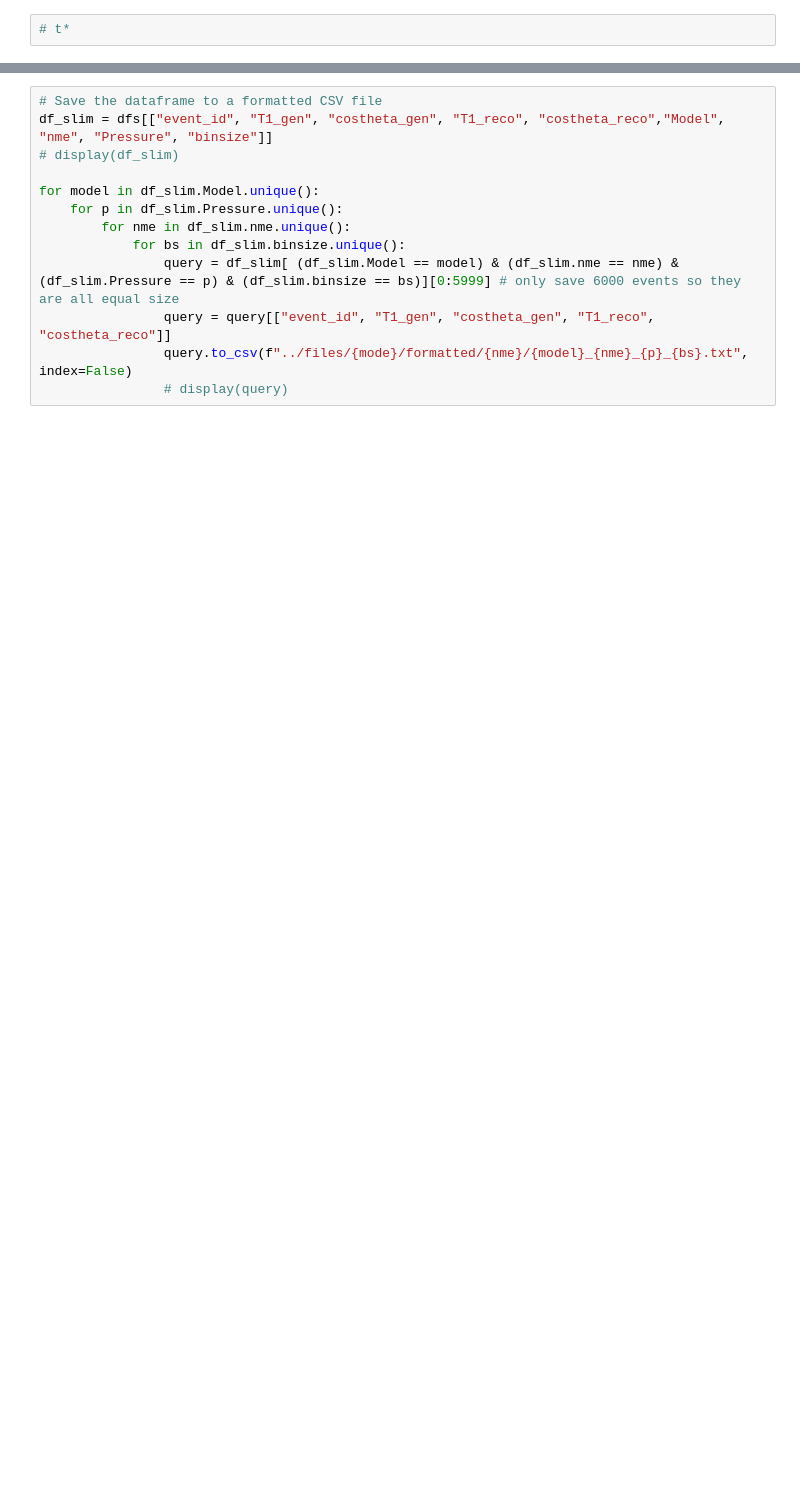
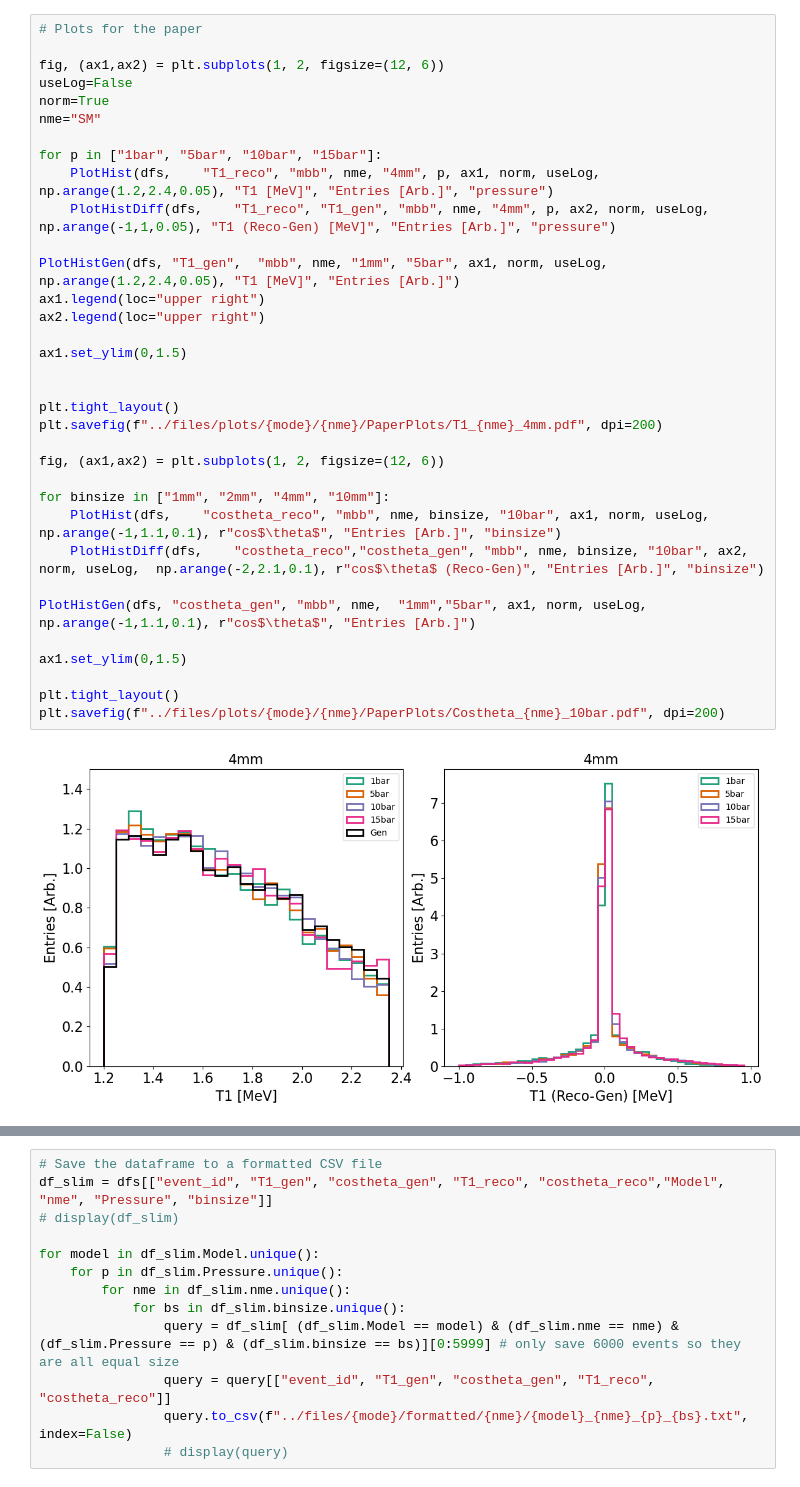
Before and after one commit to kvjmistry/NEXT_nudobe, a Jupyter notebook: workdir/PlotReco.ipynb, the cells around one changed output, grey strips where cells are left out. Cells and saved outputs as stored; diff of their text form; blank space fills up the shorter version.

```diff
--- a/workdir/PlotReco.ipynb
+++ b/workdir/PlotReco.ipynb
@@ -241,2 +252,36 @@ plt.savefig(f"../files/plots/{mode}/{nme}/Costheta_diff_{nme}_{binsize}.png", dp
-# %%
-# t*
+# %%
+# Plots for the paper
+
+fig, (ax1,ax2) = plt.subplots(1, 2, figsize=(12, 6))
+useLog=False
+norm=True
+nme="SM"
+
+for p in ["1bar", "5bar", "10bar", "15bar"]:
+    PlotHist(dfs,    "T1_reco", "mbb", nme, "4mm", p, ax1, norm, useLog, np.arange(1.2,2.4,0.05), "T1 [MeV]", "Entries [Arb.]", "pressure")
+    PlotHistDiff(dfs,    "T1_reco", "T1_gen", "mbb", nme, "4mm", p, ax2, norm, useLog, np.arange(-1,1,0.05), "T1 (Reco-Gen) [MeV]", "Entries [Arb.]", "pressure")
+
+PlotHistGen(dfs, "T1_gen",  "mbb", nme, "1mm", "5bar", ax1, norm, useLog, np.arange(1.2,2.4,0.05), "T1 [MeV]", "Entries [Arb.]")
+ax1.legend(loc="upper right")
+ax2.legend(loc="upper right")
+
+ax1.set_ylim(0,1.5)
+
+
+plt.tight_layout()
+plt.savefig(f"../files/plots/{mode}/{nme}/PaperPlots/T1_{nme}_4mm.pdf", dpi=200)
+
+fig, (ax1,ax2) = plt.subplots(1, 2, figsize=(12, 6))
+
+for binsize in ["1mm", "2mm", "4mm", "10mm"]:
+    PlotHist(dfs,    "costheta_reco", "mbb", nme, binsize, "10bar", ax1, norm, useLog, np.arange(-1,1.1,0.1), r"cos$\theta$", "Entries [Arb.]", "binsize")
+    PlotHistDiff(dfs,    "costheta_reco","costheta_gen", "mbb", nme, binsize, "10bar", ax2, norm, useLog,  np.arange(-2,2.1,0.1), r"cos$\theta$ (Reco-Gen)", "Entries [Arb.]", "binsize")
+
+PlotHistGen(dfs, "costheta_gen", "mbb", nme,  "1mm","5bar", ax1, norm, useLog, np.arange(-1,1.1,0.1), r"cos$\theta$", "Entries [Arb.]")
+
+ax1.set_ylim(0,1.5)
+
+plt.tight_layout()
+plt.savefig(f"../files/plots/{mode}/{nme}/PaperPlots/Costheta_{nme}_10bar.pdf", dpi=200)
+# %% [output]
+[figure, added]
```
Also changed, not shown: parts of 12 cells of this notebook, 8 other files.
